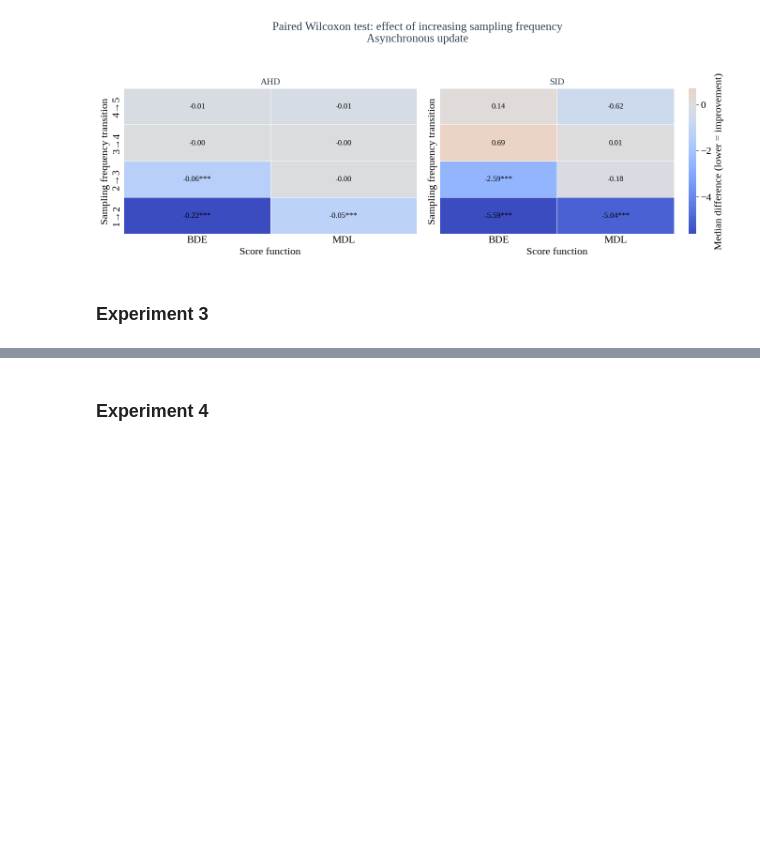
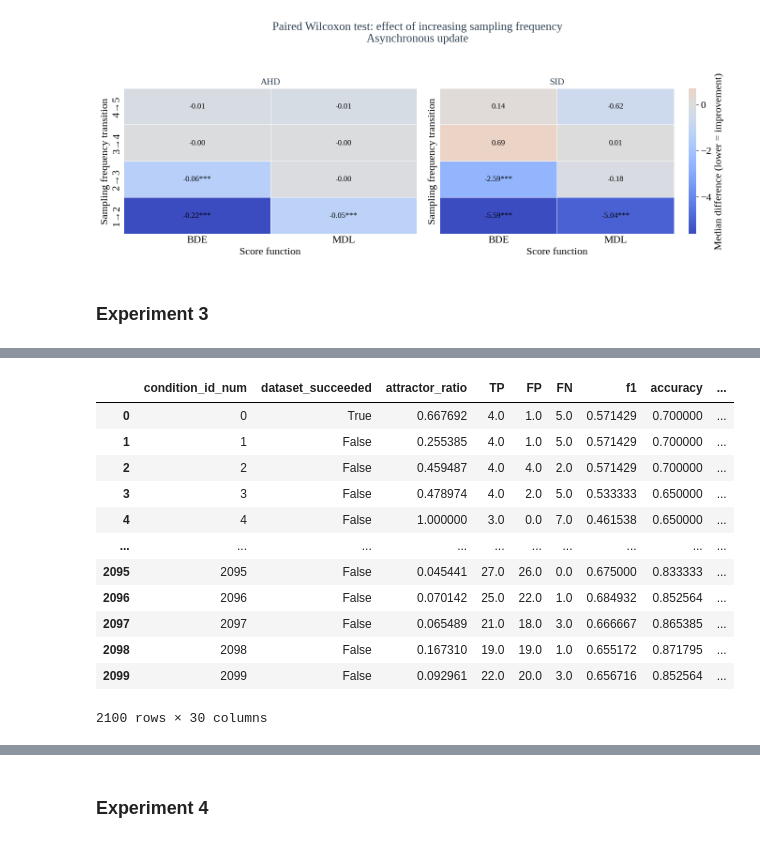
Before and after one commit to maxi7524/SAD2_final_project, a Jupyter notebook: notebooks/notebook_report.ipynb, the cells around one changed output, grey strips where cells are left out. Cells and saved outputs as stored; diff of their text form; code cells hidden in the pictures; blank space fills up the shorter version.

```diff
--- a/notebooks/notebook_report.ipynb
+++ b/notebooks/notebook_report.ipynb
@@ -1071,0 +1125,16 @@ plt.show()
+# %%
+dfa
+# %% [output]
+|  | condition_id_num | dataset_succeeded | attractor_ratio | TP | FP | FN | f1 | accuracy | ... |
+| 0 | 0 | True | 0.667692 | 4.0 | 1.0 | 5.0 | 0.571429 | 0.700000 | ... |
+| 1 | 1 | False | 0.255385 | 4.0 | 1.0 | 5.0 | 0.571429 | 0.700000 | ... |
+| 2 | 2 | False | 0.459487 | 4.0 | 4.0 | 2.0 | 0.571429 | 0.700000 | ... |
+| 3 | 3 | False | 0.478974 | 4.0 | 2.0 | 5.0 | 0.533333 | 0.650000 | ... |
+| 4 | 4 | False | 1.000000 | 3.0 | 0.0 | 7.0 | 0.461538 | 0.650000 | ... |
+| ... | ... | ... | ... | ... | ... | ... | ... | ... | ... |
+| 2095 | 2095 | False | 0.045441 | 27.0 | 26.0 | 0.0 | 0.675000 | 0.833333 | ... |
+| 2096 | 2096 | False | 0.070142 | 25.0 | 22.0 | 1.0 | 0.684932 | 0.852564 | ... |
+| 2097 | 2097 | False | 0.065489 | 21.0 | 18.0 | 3.0 | 0.666667 | 0.865385 | ... |
+| 2098 | 2098 | False | 0.167310 | 19.0 | 19.0 | 1.0 | 0.655172 | 0.871795 | ... |
+| 2099 | 2099 | False | 0.092961 | 22.0 | 20.0 | 3.0 | 0.656716 | 0.852564 | ... |
+2100 rows × 30 columns
```
Also changed, not shown: parts of 6 cells of this notebook, 2 other files.
